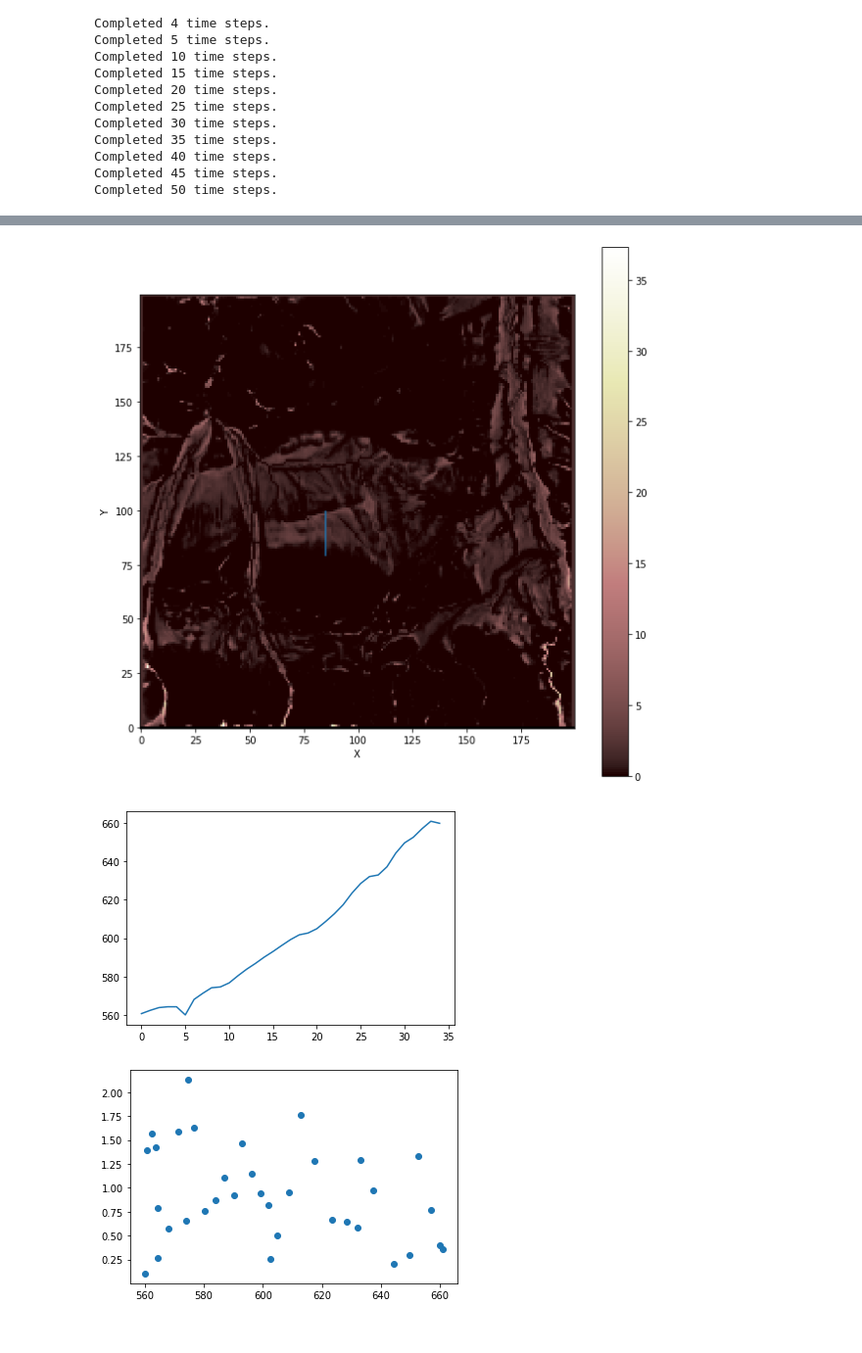
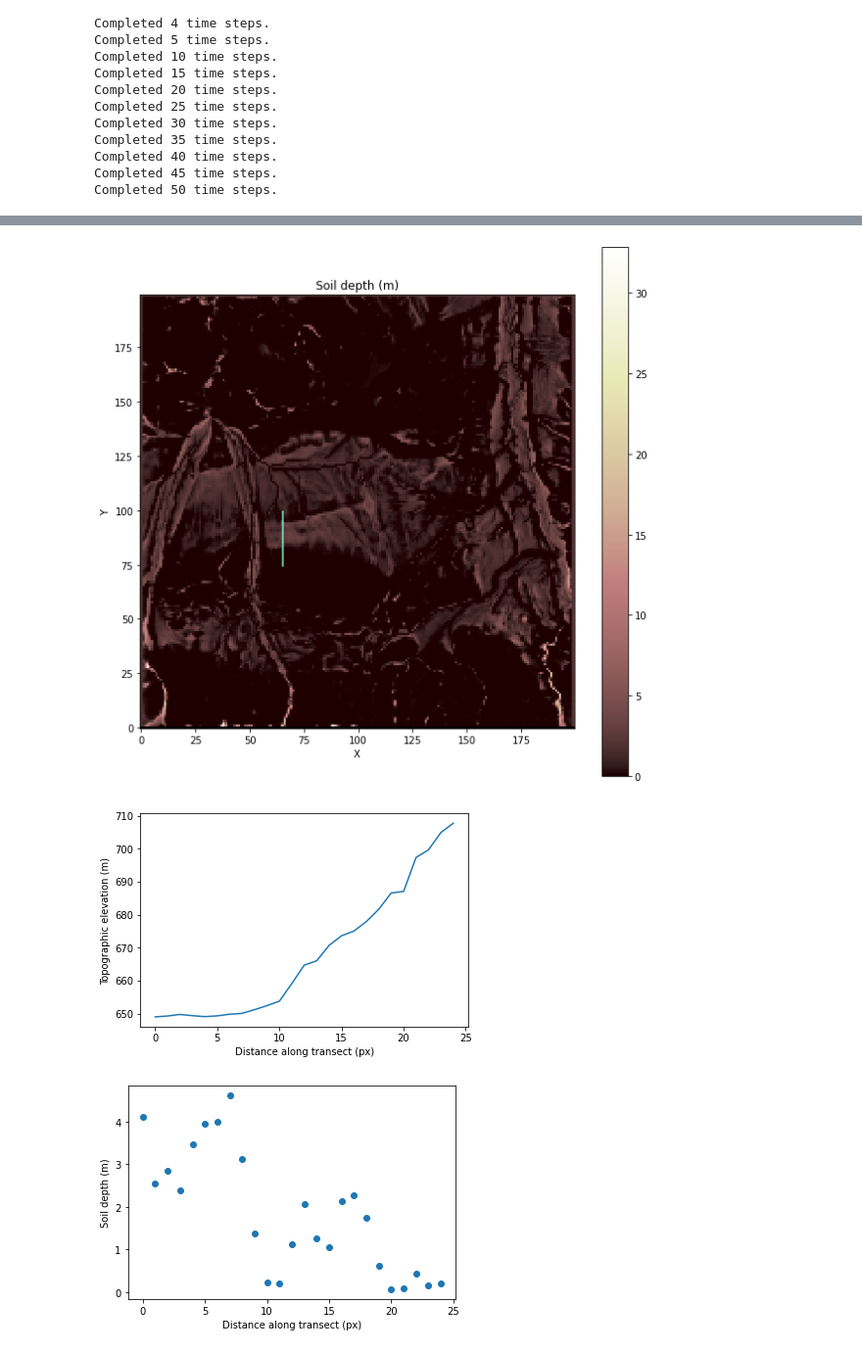
Before and after one commit to ethan-pierce/eightmile-lake-models, a Jupyter notebook: eightmile-local-models.ipynb, the cells around one changed output, grey strips where cells are left out. Shown at 98% size. Saved outputs shown, nothing was run; the diff lists cells and outputs as text; code cells hidden in the pictures.

```diff
--- a/eightmile-local-models.ipynb
+++ b/eightmile-local-models.ipynb
@@ -362,21 +389,26 @@ Completed 50 time steps.
 # %%
-x = 85
+x = 65
 
 fig, ax = plt.subplots(figsize = (10, 10))
 imshow_grid(grid, 'soil__depth')
-plt.axvline(x, ymin = 0.4, ymax = 0.5)
+plt.axvline(x, ymin = 0.375, ymax = 0.5, color = 'aquamarine')
+plt.title('Soil depth (m)')
 plt.show()
 # %% [output]
-[figure, old version]
+[figure, new version]
 # %%
-elevation = grid.node_vector_to_raster(grid.at_node['topographic__elevation'], flip_vertically = True)[x, 65:100]
-soil = grid.node_vector_to_raster(grid.at_node['soil__depth'], flip_vertically = True)[x, 65:100]
+elevation = grid.node_vector_to_raster(grid.at_node['topographic__elevation'], flip_vertically = True)[x, 75:100]
+soil = grid.node_vector_to_raster(grid.at_node['soil__depth'], flip_vertically = True)[x, 75:100]
 
 plt.plot(elevation)
+plt.ylabel('Topographic elevation (m)')
+plt.xlabel('Distance along transect (px)')
 plt.show()
 
-plt.scatter(elevation, soil)
+plt.scatter(np.arange(len(elevation)), soil)
+plt.ylabel('Soil depth (m)')
+plt.xlabel('Distance along transect (px)')
 plt.show()
 # %% [output]
-[figure, old version]
+[figure, new version]
-[figure, old version]
+[figure, new version]
```
Also changed, not shown: parts of 9 cells of this notebook, 1 other file.
